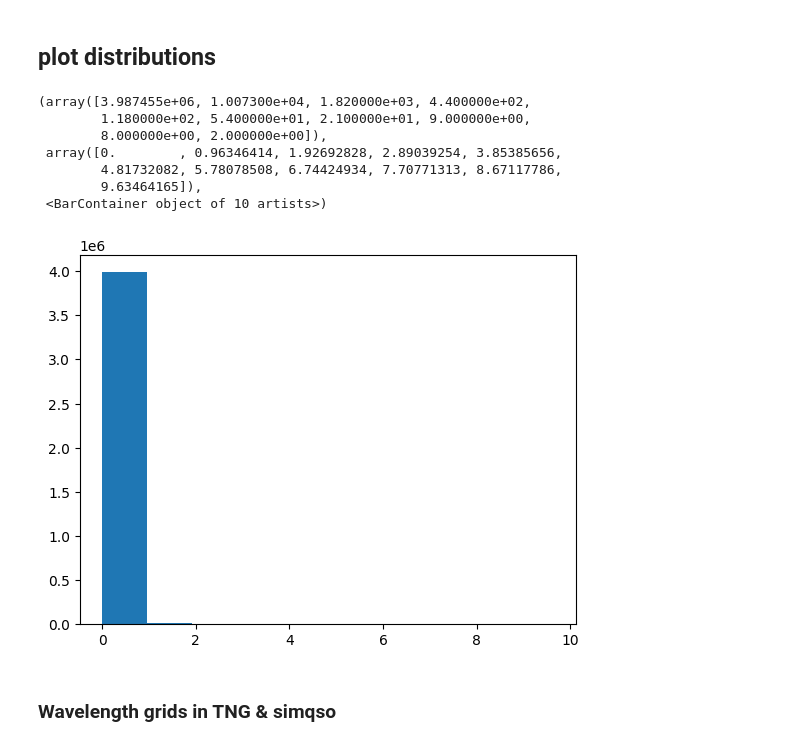
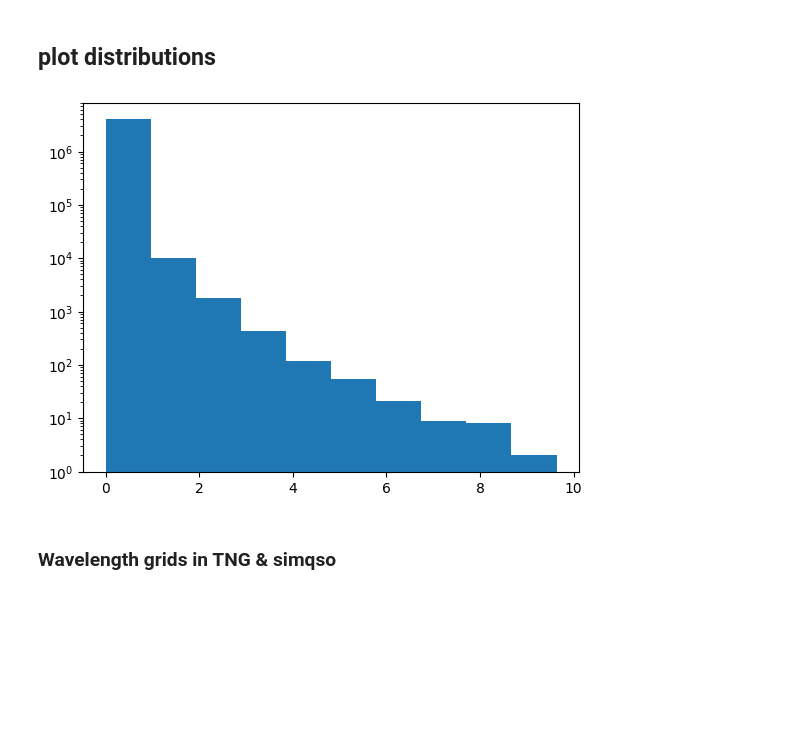
Before and after one commit to NicoGalvarino/simpaqs, a Jupyter notebook: inspect_TNG_absorbers.ipynb, the cells around one changed output. Cells and saved outputs as stored; diff of their text form; code cells hidden in the pictures; blank space fills up the shorter version.

```diff
--- a/inspect_TNG_absorbers.ipynb
+++ b/inspect_TNG_absorbers.ipynb
@@ -155,15 +157,9 @@ Processing EW_MgII_2796 with chunking (original size: (4000000,))
 ## plot distributions
 # %%
 plt.hist(absorbers_z_05['EW_MgII_2796'][:])
+plt.yscale('log')
 # %% [output]
-(array([3.987455e+06, 1.007300e+04, 1.820000e+03, 4.400000e+02,
-        1.180000e+02, 5.400000e+01, 2.100000e+01, 9.000000e+00,
-        8.000000e+00, 2.000000e+00]),
- array([0.        , 0.96346414, 1.92692828, 2.89039254, 3.85385656,
-        4.81732082, 5.78078508, 6.74424934, 7.70771313, 8.67117786,
-        9.63464165]),
- <BarContainer object of 10 artists>)
-[figure, old version]
+[figure, new version]
 # %% [markdown]
 ### Wavelength grids in TNG & simqso
 # %%
```
Also changed, not shown: parts of 6 cells of this notebook, 2 other files.
